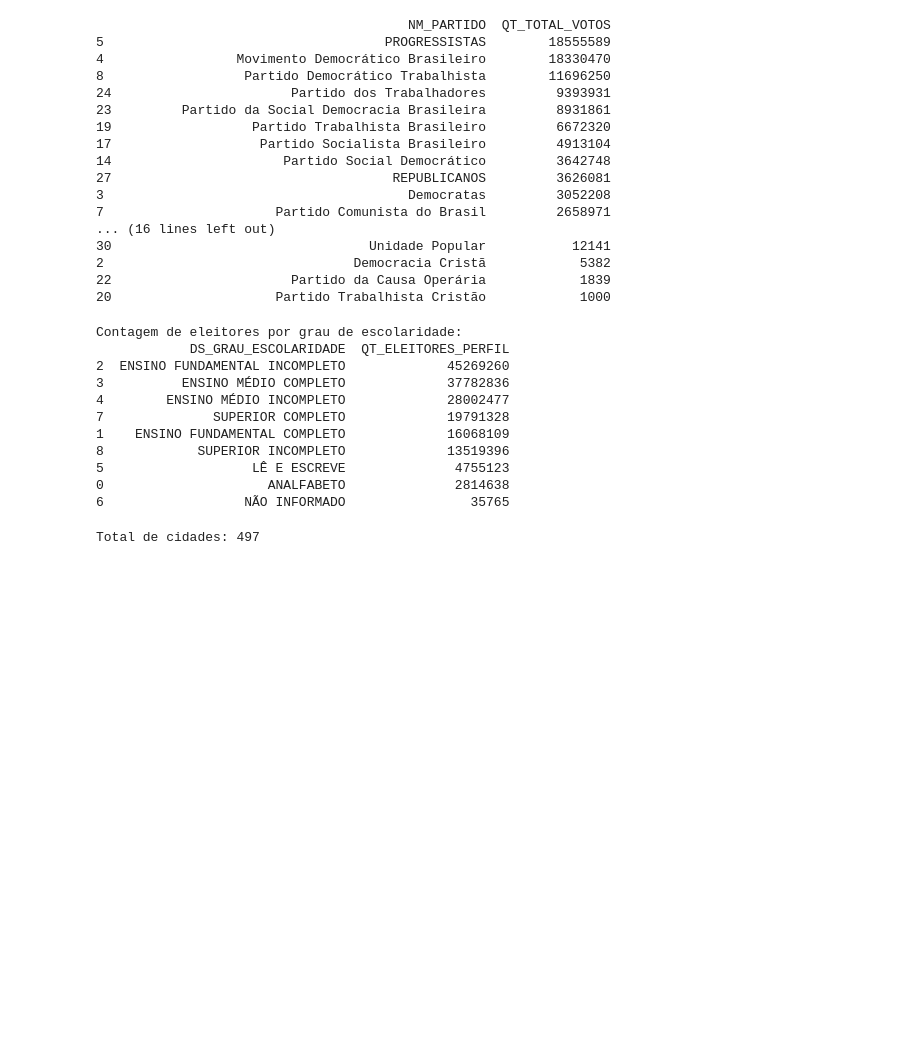
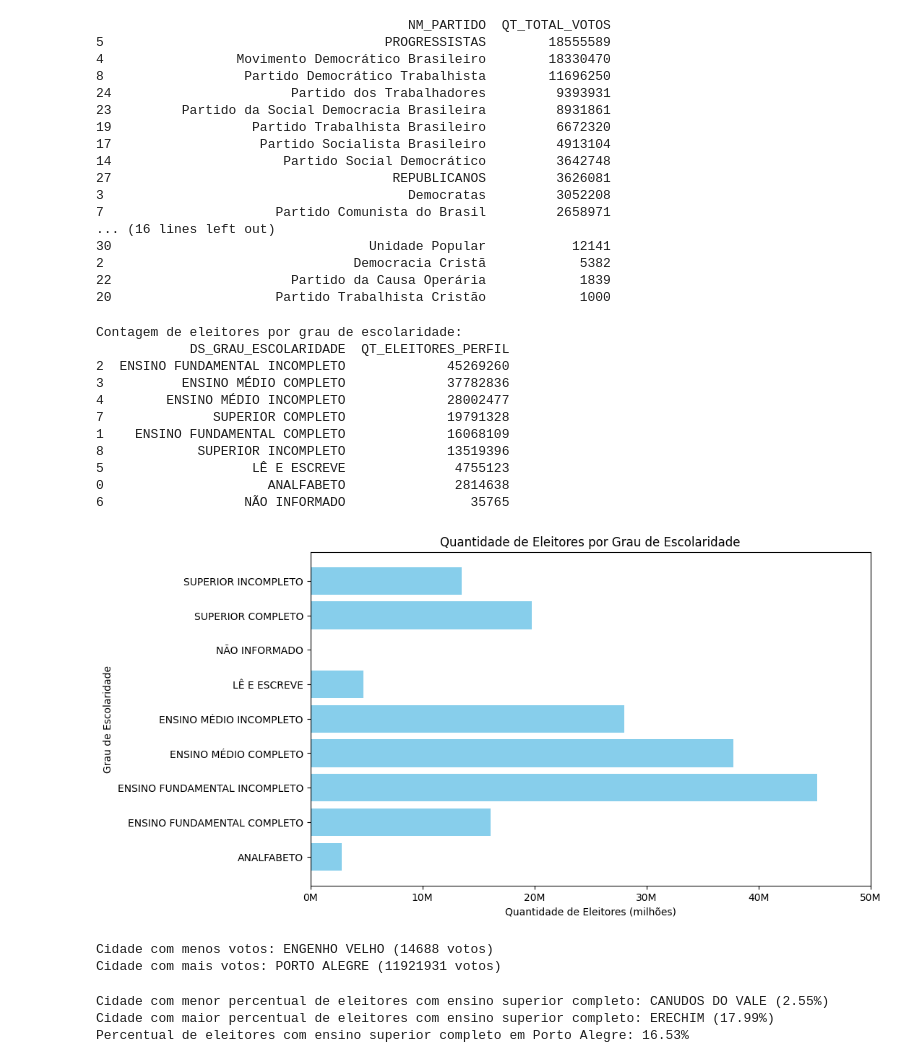
Before and after one commit to arthuraccorsi/TF-CPAD, a Jupyter notebook: TF_EDA.ipynb, the cells around one changed output. Cells and saved outputs as stored; diff of their text form; code cells hidden in the pictures; blank space fills up the shorter version.

```diff
--- a/TF_EDA.ipynb
+++ b/TF_EDA.ipynb
@@ -208,8 +213,60 @@ Contagem de eleitores por grau de escolaridade:
 5                   LÊ E ESCREVE              4755123
 0                     ANALFABETO              2814638
 6                  NÃO INFORMADO                35765
-# %%
-contagem_cidades = df['NM_MUNICIPIO'].nunique()
-print(f"Total de cidades: {contagem_cidades}")
-# %% [output]
-Total de cidades: 497
+# %%
+import matplotlib.pyplot as plt
+
+plt.figure(figsize=(10, 6))
+plt.barh(contagem_educacao['DS_GRAU_ESCOLARIDADE'], contagem_educacao['QT_ELEITORES_PERFIL'], color='skyblue')
+
+plt.xlabel('Quantidade de Eleitores (milhões)')
+plt.xticks(ticks=plt.xticks()[0], labels=[f'{int(x/1e6)}M' for x in plt.xticks()[0]])  # Escala em milhões
+
+plt.ylabel('Grau de Escolaridade')
+plt.title('Quantidade de Eleitores por Grau de Escolaridade')
+
+plt.show()
+# %% [output]
+[figure, added]
+# %%
+# Soma dos votos por cidade
+votos_por_cidade = df.groupby('NM_MUNICIPIO')['QT_TOTAL_VOTOS'].sum()
+
+cidade_menos_votos = votos_por_cidade.idxmin()
+menor_votos = votos_por_cidade.min()
+
+cidade_mais_votos = votos_por_cidade.idxmax()
+maior_votos = votos_por_cidade.max()
+
+print(f'Cidade com menos votos: {cidade_menos_votos} ({menor_votos} votos)')
+print(f'Cidade com mais votos: {cidade_mais_votos} ({maior_votos} votos)')
+# %% [output]
+Cidade com menos votos: ENGENHO VELHO (14688 votos)
+Cidade com mais votos: PORTO ALEGRE (11921931 votos)
+# %%
+eleitores_superior = df[df['DS_GRAU_ESCOLARIDADE'] == 'SUPERIOR COMPLETO'].groupby('NM_MUNICIPIO')['QT_ELEITORES_PERFIL'].sum()
+
+total_eleitores = df.groupby('NM_MUNICIPIO')['QT_ELEITORES_PERFIL'].sum()
+
+percentual_superior = (eleitores_superior / total_eleitores) * 100
+
+cidade_menor_percentual_superior = percentual_superior.idxmin()
+menor_percentual = percentual_superior.min()
+
+cidade_maior_percentual_superior = percentual_superior.idxmax()
+maior_percentual = percentual_superior.max()
+
+print(f'Cidade com menor percentual de eleitores com ensino superior completo: {cidade_menor_percentual_superior} ({menor_percentual:.2f}%)')
+
+print(f'Cidade com maior percentual de eleitores com ensino superior completo: {cidade_maior_percentual_superior} ({maior_percentual:.2f}%)')
+
+percentual_superior_porto_alegre = percentual_superior.loc['PORTO ALEGRE']
+
+print(f'Percentual de eleitores com ensino superior completo em Porto Alegre: {percentual_superior_porto_alegre:.2f}%')
+
+percentual_superior_df = percentual_superior.reset_index()
+percentual_superior_df.columns = ['NM_MUNICIPIO', 'percentual_superior']
+# %% [output]
+Cidade com menor percentual de eleitores com ensino superior completo: CANUDOS DO VALE (2.55%)
+Cidade com maior percentual de eleitores com ensino superior completo: ERECHIM (17.99%)
+Percentual de eleitores com ensino superior completo em Porto Alegre: 16.53%
```
Also changed, not shown: parts of 6 cells of this notebook, 1 other file.
